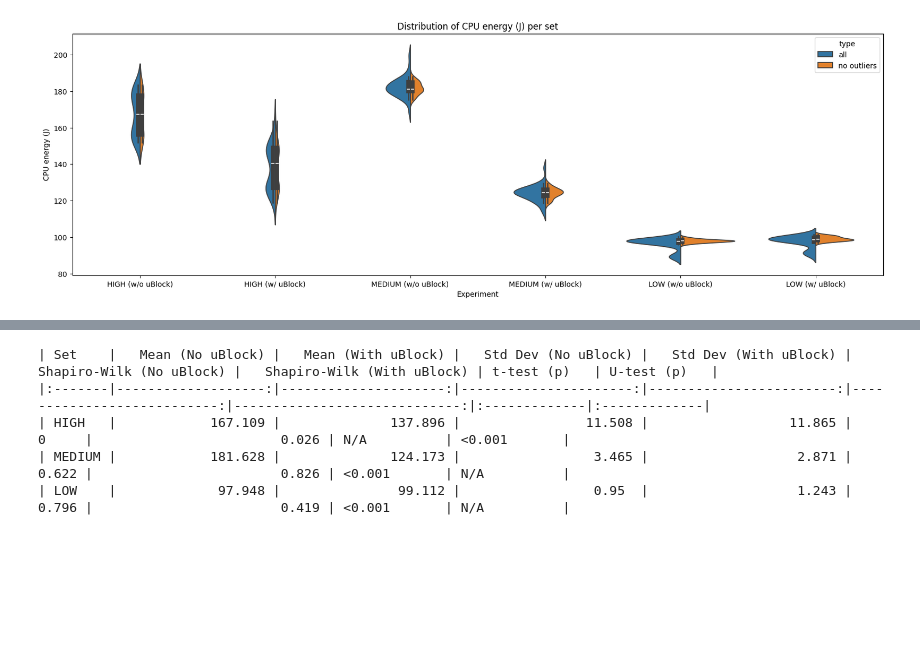
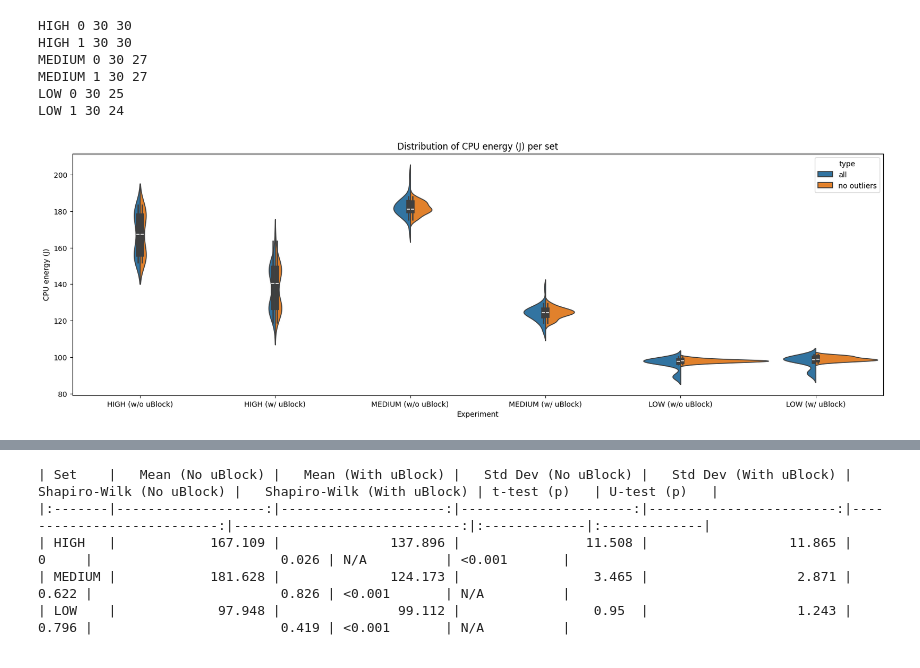
Before and after one commit to JortvD/cs4575-g5, a Jupyter notebook: data_analysis.ipynb, the cells around one changed output, grey strips where cells are left out. Saved outputs shown, nothing was run; the diff lists cells and outputs as text; code cells hidden in the pictures; blank space fills up the shorter version.

Commit message:
Updated the plots

```diff
--- a/data_analysis.ipynb
+++ b/data_analysis.ipynb
@@ -95,19 +95,27 @@ for set_value in range(3):
                 'total_energy': value,
                 'type': 'no outliers'
             })
+        print(key, experiment_value, len(filtered_df), len(filtered_df_no))
 df_all = pd.DataFrame(data_all)
 df_set = pd.DataFrame(data_set)
+# %% [output]
+HIGH 0 30 30
+HIGH 1 30 30
+MEDIUM 0 30 27
+MEDIUM 1 30 27
+LOW 0 30 25
+LOW 1 30 24
 # %%
 combined_df = pd.concat([df_all, df_set])
 
-sns.violinplot(x='experiment_label', y='total_energy', hue='type', data=combined_df, split=True)
+sns.violinplot(x='experiment_label', y='total_energy', hue='type', data=combined_df, split=True, gap=0, width=1.3, common_norm=True)
 plt.xlabel('Experiment')
 plt.ylabel('CPU energy (J)')
 plt.gcf().set_size_inches(20, 6)
 plt.title(f'Distribution of CPU energy (J) per set')
 plt.show()
 # %% [output]
-[figure, old version]
+[figure, new version]
 # %%
 data = []
 for set_value in range(3):
```
Also changed, not shown: parts of 2 cells of this notebook, 2 other files.
